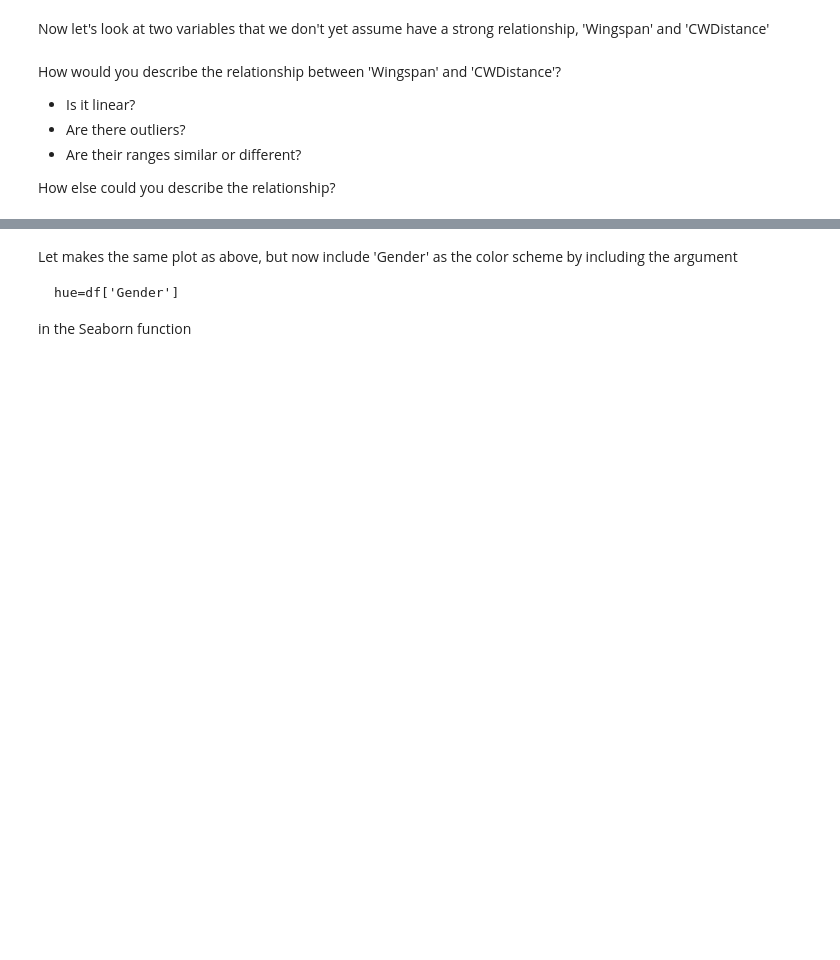
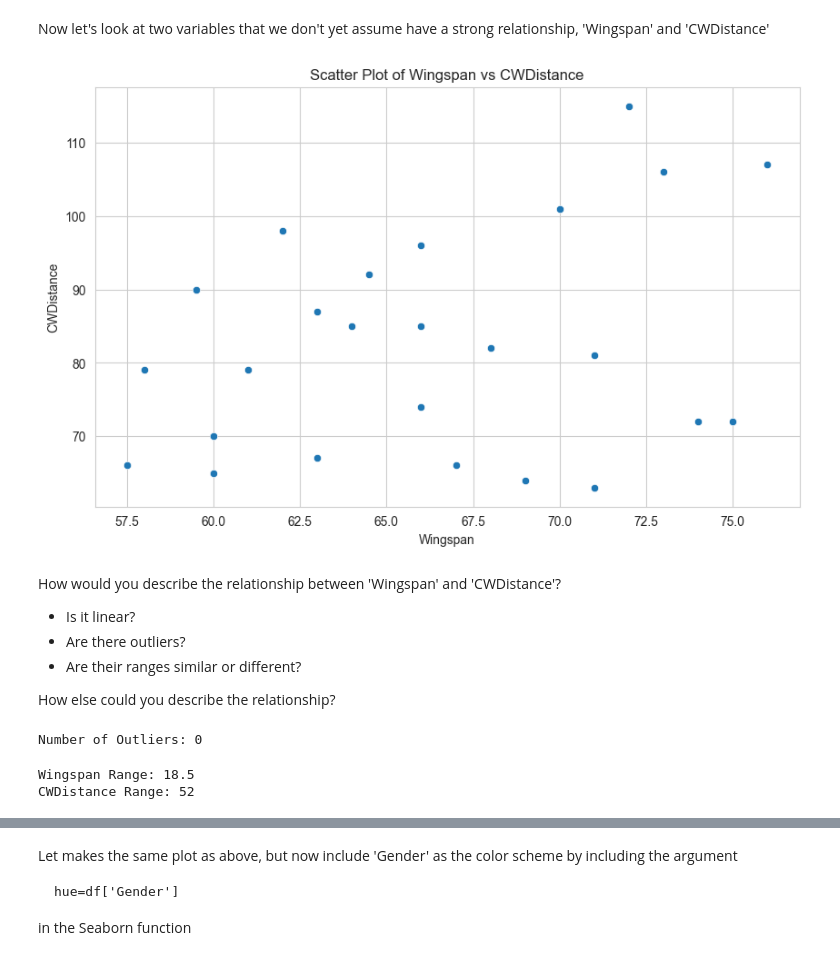
Before and after one commit to ybezginova2016/stat_data_viz_27082024, a Jupyter notebook: Module3/w3_assessment.ipynb, the cells around one changed output, grey strips where cells are left out. Cells and saved outputs as stored; diff of their text form; code cells hidden in the pictures; blank space fills up the shorter version.

```diff
--- a/Module3/w3_assessment.ipynb
+++ b/Module3/w3_assessment.ipynb
@@ -70,3 +213,18 @@ Now let's look at two variables that we don't yet assume have a strong relations
+# %%
+# Make a Seaborn scatter plot with x = wingspan and y = cartwheel distance
+# Создаем диаграмму рассеяния
+plt.figure(figsize=(10, 6))  # Устанавливаем размер графика
+sns.scatterplot(x='Wingspan', y='CWDistance', data=df)
+
+# Добавляем заголовок и метки осей
+plt.title('Scatter Plot of Wingspan vs CWDistance')
+plt.xlabel('Wingspan')
+plt.ylabel('CWDistance')
+
+# Показываем график
+plt.show()
+# %% [output]
+[figure, added]
 # %% [markdown]
 How would you describe the relationship between 'Wingspan' and 'CWDistance'?
 * Is it linear?
@@ -76,0 +239,18 @@ How else could you describe the relationship?
+# %%
+# Are there outliers?
+from scipy import stats
+
+z_scores = np.abs(stats.zscore(df[['Wingspan', 'CWDistance']]))
+outliers = (z_scores > 3).all(axis=1)
+print(f"Number of Outliers: {np.sum(outliers)}")
+# %% [output]
+Number of Outliers: 0
+# %%
+# 3) Are their ranges similar or different?
+Wingspan_range = df['Wingspan'].max() - df['Wingspan'].min()
+CWDistance_range = df['CWDistance'].max() - df['CWDistance'].min()
+print(f"Wingspan Range: {Wingspan_range}")
+print(f"CWDistance Range: {CWDistance_range}")
+# %% [output]
+Wingspan Range: 18.5
+CWDistance Range: 52
```
Also changed, not shown: parts of 29 cells of this notebook.
